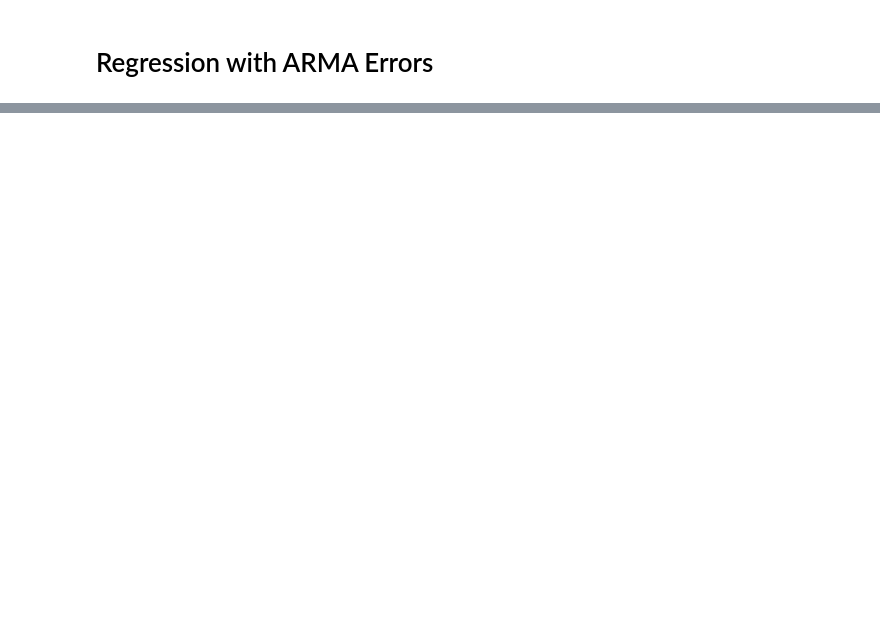
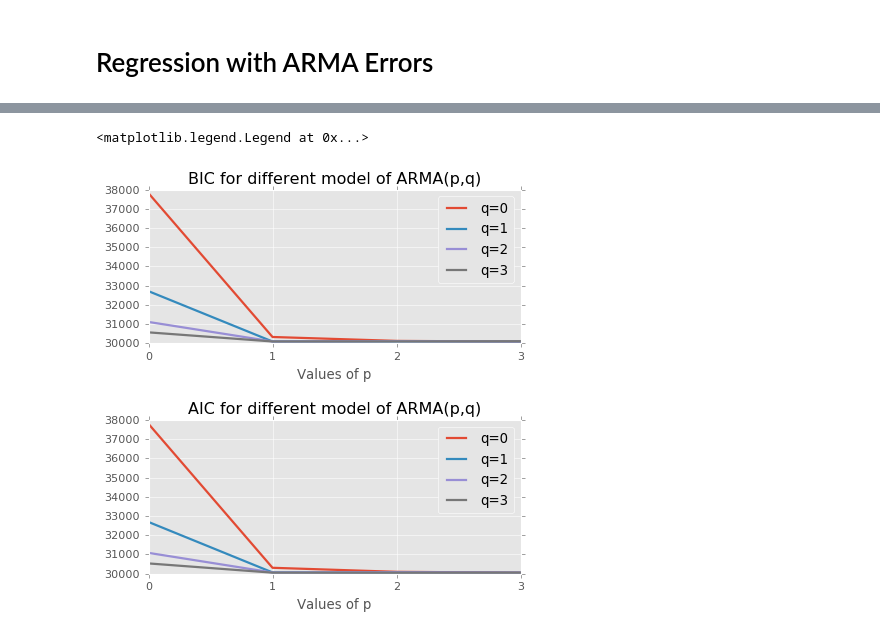
Before and after one commit to LucaNyckees/SCV_project1, a Jupyter notebook: notebooks/ARIMA.ipynb, the cells around one changed output, grey strips where cells are left out. Drawn from its saved outputs; the diff is of its cells as text; code cells hidden in the pictures; blank space fills up the shorter version.

```diff
--- a/notebooks/ARIMA.ipynb
+++ b/notebooks/ARIMA.ipynb
@@ -52,0 +145,24 @@ GLS_reg = sm.regression.linear_model.GLS(df.centered_TG,X,sc.linalg.toeplitz(aut
+# %%
+
+fig = plt.figure(figsize=(6,6))
+plt.gcf().subplots_adjust( hspace = 0.5)
+plt.subplot(211)
+plt.title("BIC for different model of ARMA(p,q)")
+plt_table = list()
+for i in range(4):
+    axes = plt.gca()
+    axes.xaxis.set_ticks(range(4))
+    plt_table.extend(plt.plot(np.arange(0,4),model_selection[model_selection.param_q==i].BIC))
+plt.xlabel("Values of p")
+plt.legend(plt_table,["q=0","q=1","q=2","q=3"])
+plt.subplot(212)
+plt.title("AIC for different model of ARMA(p,q)")
+for i in range(4):
+    axes = plt.gca()
+    axes.xaxis.set_ticks(range(4))
+    plt_table.extend(plt.plot(np.arange(0,4),model_selection[model_selection.param_q==i].AIC))
+plt.xlabel("Values of p")
+plt.legend(plt_table,["q=0","q=1","q=2","q=3"])
+# %% [output]
+<matplotlib.legend.Legend at 0x...>
+[figure, added]
```
Also changed, not shown: parts of 15 cells of this notebook.
